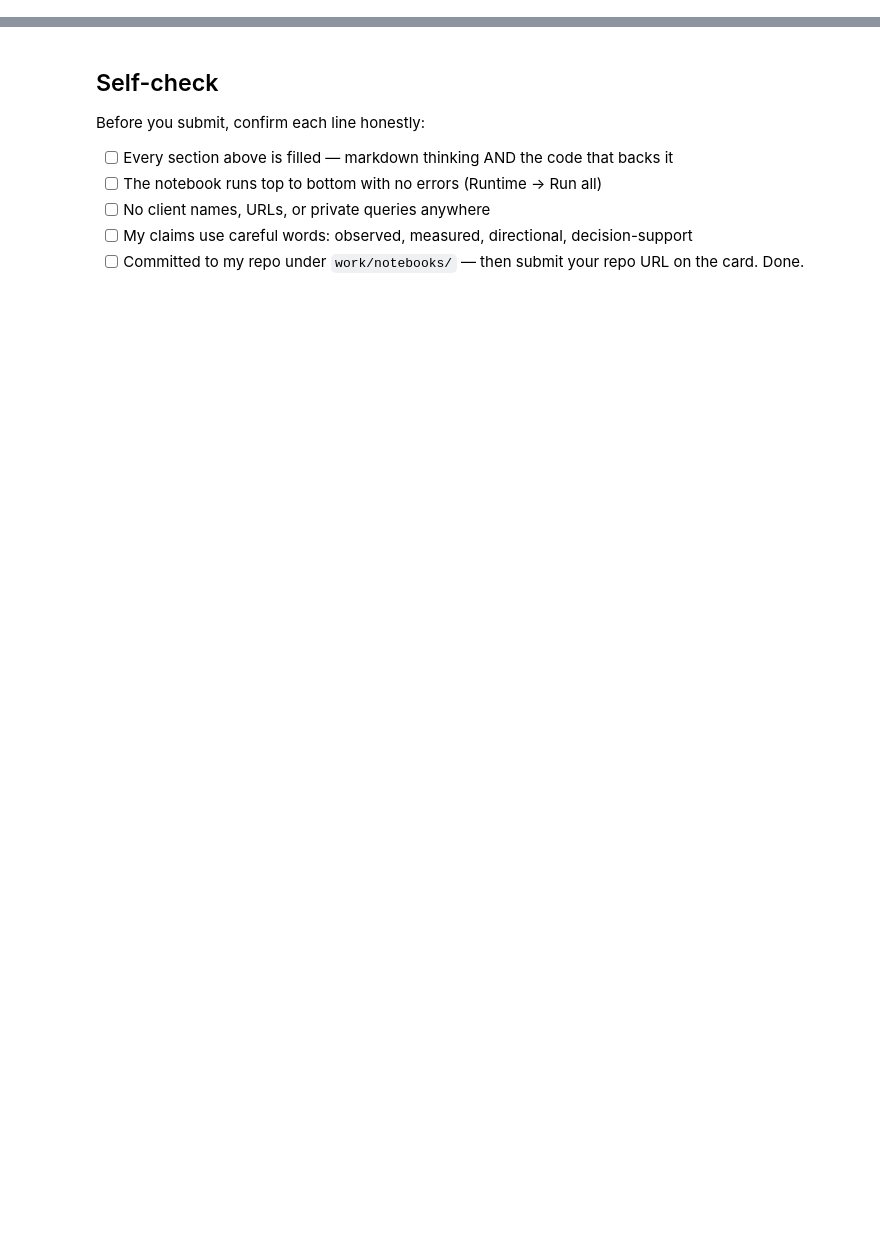
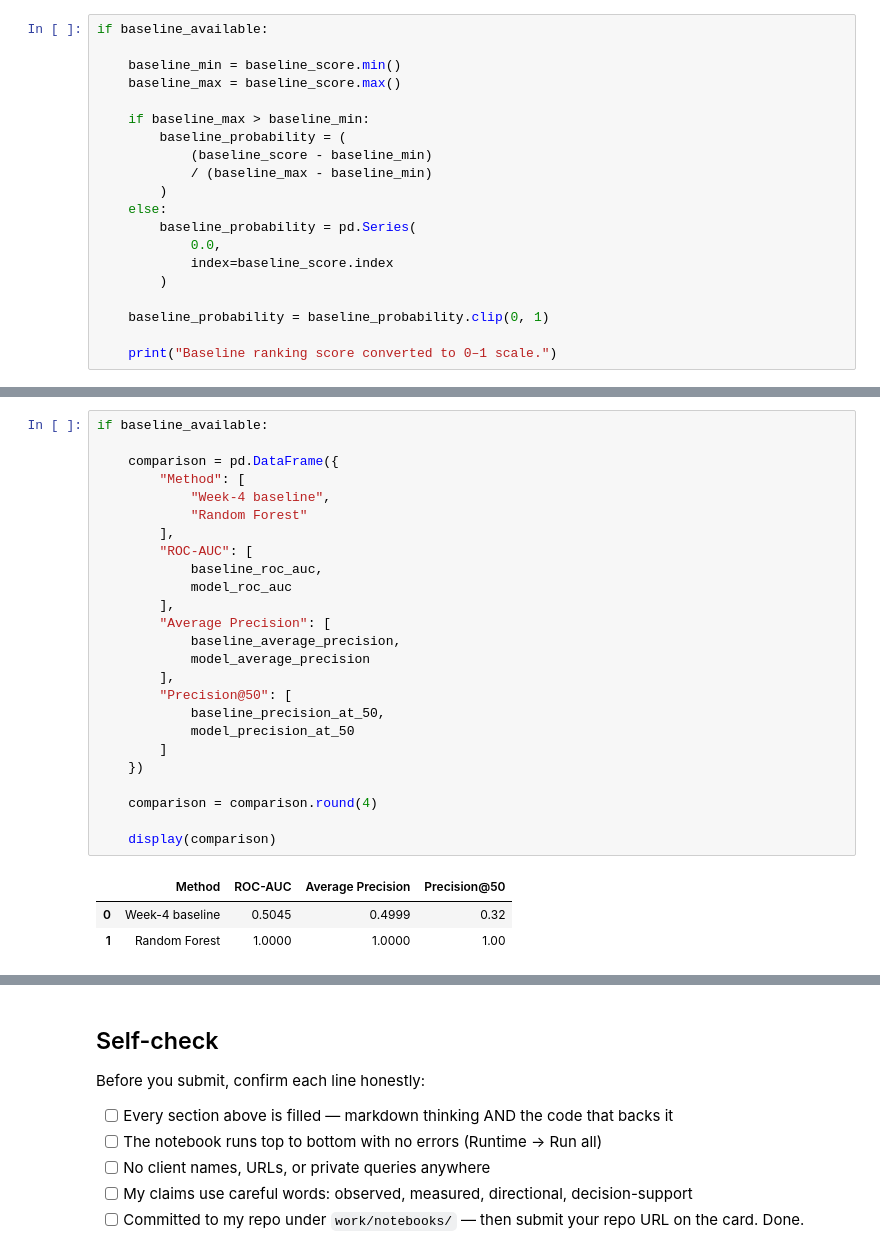
Before and after one commit to mayurkharche01/Internship-starter-flyrank, a Jupyter notebook: work/notebooks/w05_model.ipynb, the cells around one changed output, grey strips where cells are left out. Cells and saved outputs as stored; diff of their text form; blank space fills up the shorter version.

```diff
--- a/work/notebooks/w05_model.ipynb
+++ b/work/notebooks/w05_model.ipynb
@@ -36,0 +586,20 @@ This skeleton is yours to fill. Work the sections **in order** — each one has
+# %%
+if baseline_available:
+
+    baseline_min = baseline_score.min()
+    baseline_max = baseline_score.max()
+
+    if baseline_max > baseline_min:
+        baseline_probability = (
+            (baseline_score - baseline_min)
+            / (baseline_max - baseline_min)
+        )
+    else:
+        baseline_probability = pd.Series(
+            0.0,
+            index=baseline_score.index
+        )
+
+    baseline_probability = baseline_probability.clip(0, 1)
+
+    print("Baseline ranking score converted to 0–1 scale.")
@@ -36,0 +644,29 @@ This skeleton is yours to fill. Work the sections **in order** — each one has
+# %%
+if baseline_available:
+
+    comparison = pd.DataFrame({
+        "Method": [
+            "Week-4 baseline",
+            "Random Forest"
+        ],
+        "ROC-AUC": [
+            baseline_roc_auc,
+            model_roc_auc
+        ],
+        "Average Precision": [
+            baseline_average_precision,
+            model_average_precision
+        ],
+        "Precision@50": [
+            baseline_precision_at_50,
+            model_precision_at_50
+        ]
+    })
+
+    comparison = comparison.round(4)
+
+    display(comparison)
+# %% [output]
+|  | Method | ROC-AUC | Average Precision | Precision@50 |
+| 0 | Week-4 baseline | 0.5045 | 0.4999 | 0.32 |
+| 1 | Random Forest | 1.0000 | 1.0000 | 1.00 |
```
Also changed, not shown: parts of 47 cells of this notebook.
